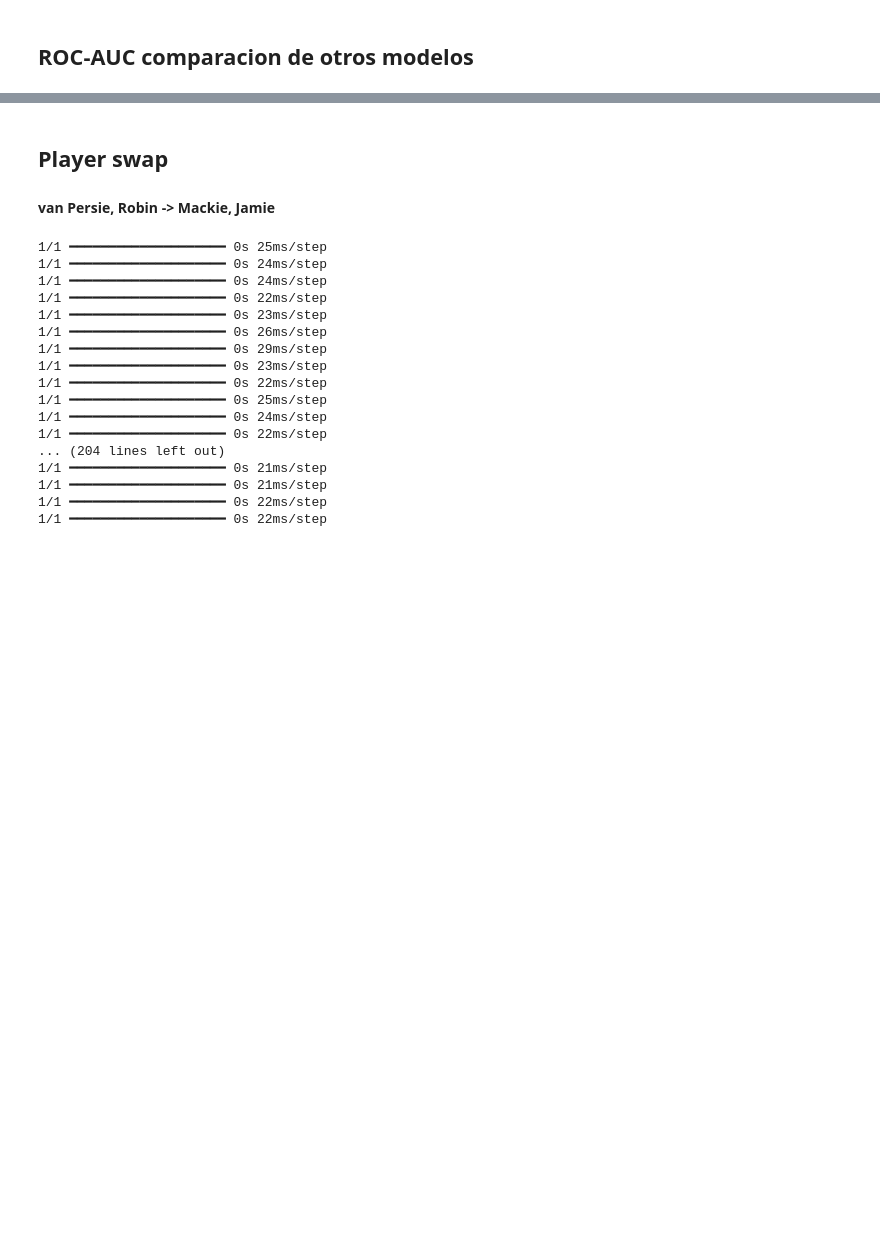
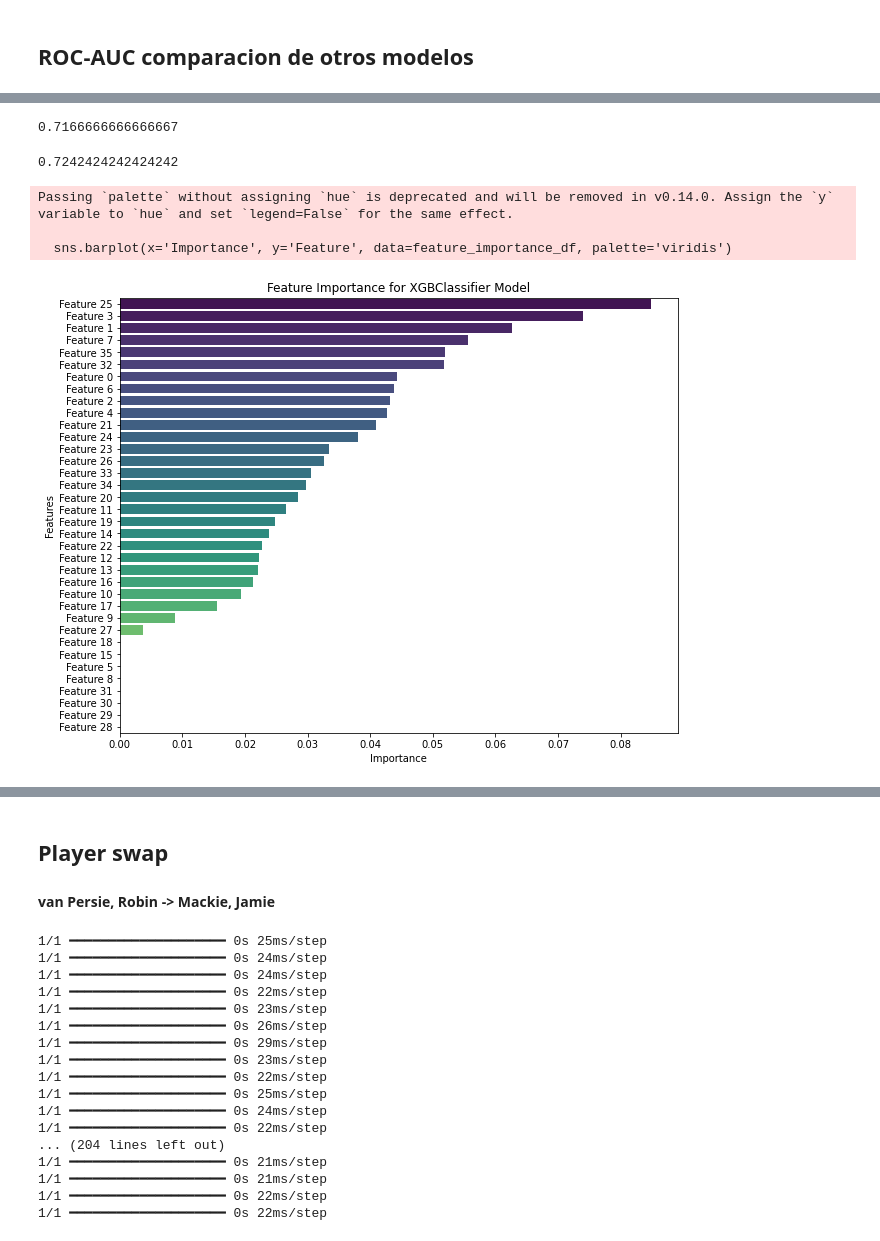
Before and after one commit to luisalawson/soccer_defense_analysis, a Jupyter notebook: PruebaModelos.ipynb, the cells around one changed output, grey strips where cells are left out. Drawn from its saved outputs; the diff is of its cells as text; code cells hidden in the pictures; blank space fills up the shorter version.

```diff
--- a/PruebaModelos.ipynb
+++ b/PruebaModelos.ipynb
@@ -912,0 +801,55 @@ ranking_MLS_pred
+# %%
+param_grid = {
+    'n_estimators': [50, 100, 200],
+    'max_depth': [None, 10, 20, 30],
+    'min_samples_split': [2, 5, 10],
+    'min_samples_leaf': [1, 2, 4]
+}
+rf_model = RandomForestClassifier(random_state=42)
+grid_search = GridSearchCV(estimator=rf_model, param_grid=param_grid, cv=5, scoring='roc_auc')
+grid_search.fit(X_train_remain, y_train_remain)
+
+best_rf_model = grid_search.best_estimator_
+best_rf_model.fit(X_train_remain, y_train_remain)
+
+rf_y_pred_proba = best_rf_model.predict_proba(X_test_remain)[:, 1]
+rf_fpr, rf_tpr, _ = roc_curve(y_test_remain, rf_y_pred_proba)
+rf_auc = auc(rf_fpr, rf_tpr)
+# %%
+rf_auc
+# %% [output]
+0.7166666666666667
+# %%
+xgb_model_remain = XGBClassifier(eval_metric='mlogloss', random_state=42)
+xgb_model_remain.fit(X_train_remain, y_train_remain)
+
+xgb_y_pred_proba = xgb_model_remain.predict_proba(X_test_remain)[:, 1]
+xgb_fpr, xgb_tpr, _ = roc_curve(y_test_remain, xgb_y_pred_proba)
+xgb_auc = auc(xgb_fpr, xgb_tpr)
+# %%
+xgb_auc
+# %% [output]
+0.7242424242424242
+# %%
+feature_names = X_train_remain.columns if isinstance(X_train_remain, pd.DataFrame) else [f'Feature {i}' for i in range(X_train_remain.shape[1])]
+feature_importance_values = xgb_model_remain.feature_importances_
+
+feature_importance_df = pd.DataFrame({
+    'Feature': feature_names,
+    'Importance': feature_importance_values
+})
+feature_importance_df = feature_importance_df.sort_values(by='Importance', ascending=False).reset_index(drop=True)
+# %%
+plt.figure(figsize=(10, 8))
+sns.barplot(x='Importance', y='Feature', data=feature_importance_df, palette='viridis')
+
+# Add titles and labels
+plt.title('Feature Importance for XGBClassifier Model')
+plt.xlabel('Importance')
+plt.ylabel('Features')
+plt.show()
+# %% [output]
+Passing `palette` without assigning `hue` is deprecated and will be removed in v0.14.0. Assign the `y` variable to `hue` and set `legend=False` for the same effect.
+
+  sns.barplot(x='Importance', y='Feature', data=feature_importance_df, palette='viridis')
+[figure, added]
```
Also changed, not shown: parts of 30 cells of this notebook.
